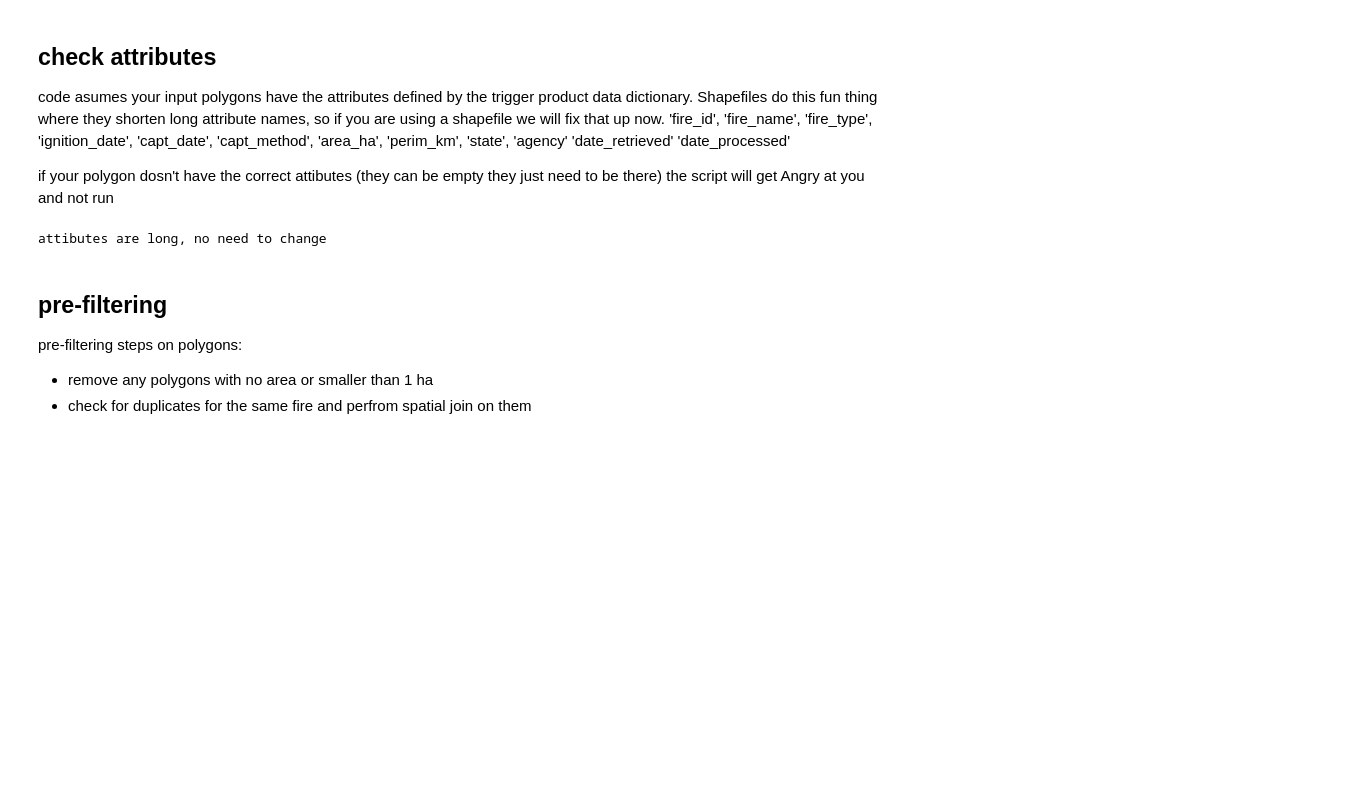
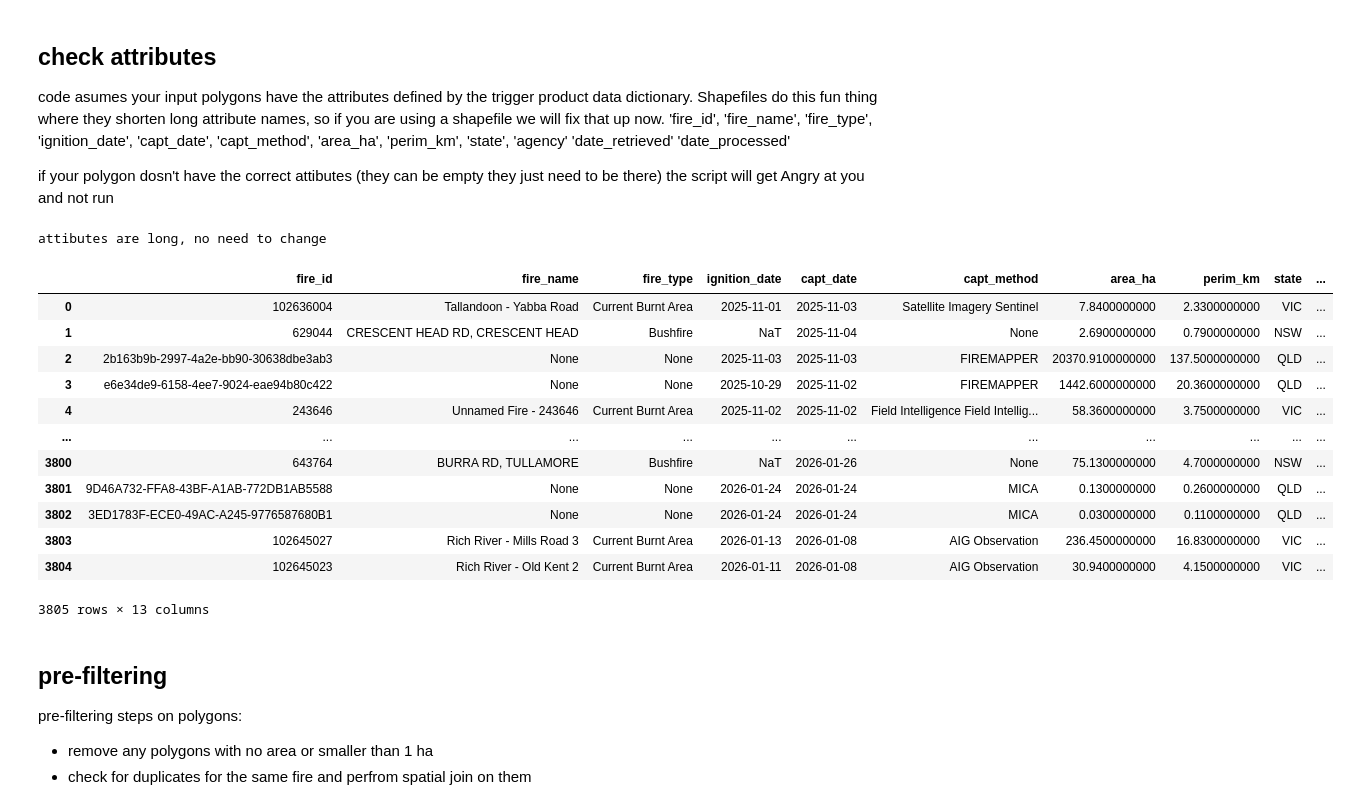
Before and after one commit to GeoscienceAustralia/dea-burn-severity, a Jupyter notebook: notebook/Burn_severity_workflow_V8.ipynb, the cells around one changed output. Cells and saved outputs as stored; diff of their text form; code cells hidden in the pictures; blank space fills up the shorter version.

```diff
--- a/notebook/Burn_severity_workflow_V8.ipynb
+++ b/notebook/Burn_severity_workflow_V8.ipynb
@@ -37,3 +39,25 @@ this is the file containing the burn extent polygons you wish to perform burn se
 Any (vector) file format will work, Esri Shapefile, geojson, json, geopackage
 
 (if you are using an esri shapefile they come in four seperate file parts; .cpg, .dbf, .prj, .shp. all parts need to sit in the same folder but you point the script at the '.shp' part )
+# %%
+db_table = 'nli_lastboundaries_trigger'
+
+db_columns = [
+    "fire_id",
+    "fire_name",
+    "fire_type",
+    "ignition_date",
+    "capt_date",
+    "capt_method",
+    "area_ha",
+    "perim_km",
+    "state",
+    "agency",
+    "date_retrieved",
+    "date_processed"
+]
+
+app_name = 'Burn_Severity'
+
+
+all_boundaries_in_database = load_polygons_from_database(db_table, db_columns)
@@ -82,9 +94,25 @@ if your polygon dosn't have the correct attibutes (they can be empty they just n
 # %%
 #test attribute format
 
-poly = test_polygon_attributes(poly)
+poly = test_polygon_attributes(all_boundaries_in_database)
 # %% [output]
 attibutes are long, no need to change
+# %%
+poly
+# %% [output]
+|  | fire_id | fire_name | fire_type | ignition_date | capt_date | capt_method | area_ha | perim_km | state | ... |
+| 0 | 102636004 | Tallandoon - Yabba Road | Current Burnt Area | 2025-11-01 | 2025-11-03 | Satellite Imagery Sentinel | 7.8400000000 | 2.3300000000 | VIC | ... |
+| 1 | 629044 | CRESCENT HEAD RD, CRESCENT HEAD | Bushfire | NaT | 2025-11-04 | None | 2.6900000000 | 0.7900000000 | NSW | ... |
+| 2 | 2b163b9b-2997-4a2e-bb90-30638dbe3ab3 | None | None | 2025-11-03 | 2025-11-03 | FIREMAPPER | 20370.9100000000 | 137.5000000000 | QLD | ... |
+| 3 | e6e34de9-6158-4ee7-9024-eae94b80c422 | None | None | 2025-10-29 | 2025-11-02 | FIREMAPPER | 1442.6000000000 | 20.3600000000 | QLD | ... |
+| 4 | 243646 | Unnamed Fire - 243646 | Current Burnt Area | 2025-11-02 | 2025-11-02 | Field Intelligence Field Intellig... | 58.3600000000 | 3.7500000000 | VIC | ... |
+| ... | ... | ... | ... | ... | ... | ... | ... | ... | ... | ... |
+| 3800 | 643764 | BURRA RD, TULLAMORE | Bushfire | NaT | 2026-01-26 | None | 75.1300000000 | 4.7000000000 | NSW | ... |
+| 3801 | 9D46A732-FFA8-43BF-A1AB-772DB1AB5588 | None | None | 2026-01-24 | 2026-01-24 | MICA | 0.1300000000 | 0.2600000000 | QLD | ... |
+| 3802 | 3ED1783F-ECE0-49AC-A245-9776587680B1 | None | None | 2026-01-24 | 2026-01-24 | MICA | 0.0300000000 | 0.1100000000 | QLD | ... |
+| 3803 | 102645027 | Rich River - Mills Road 3 | Current Burnt Area | 2026-01-13 | 2026-01-08 | AIG Observation | 236.4500000000 | 16.8300000000 | VIC | ... |
+| 3804 | 102645023 | Rich River - Old Kent 2 | Current Burnt Area | 2026-01-11 | 2026-01-08 | AIG Observation | 30.9400000000 | 4.1500000000 | VIC | ... |
+3805 rows × 13 columns
 # %% [markdown]
 ## pre-filtering
 
```
Also changed, not shown: parts of 13 cells of this notebook, 1 other file.
